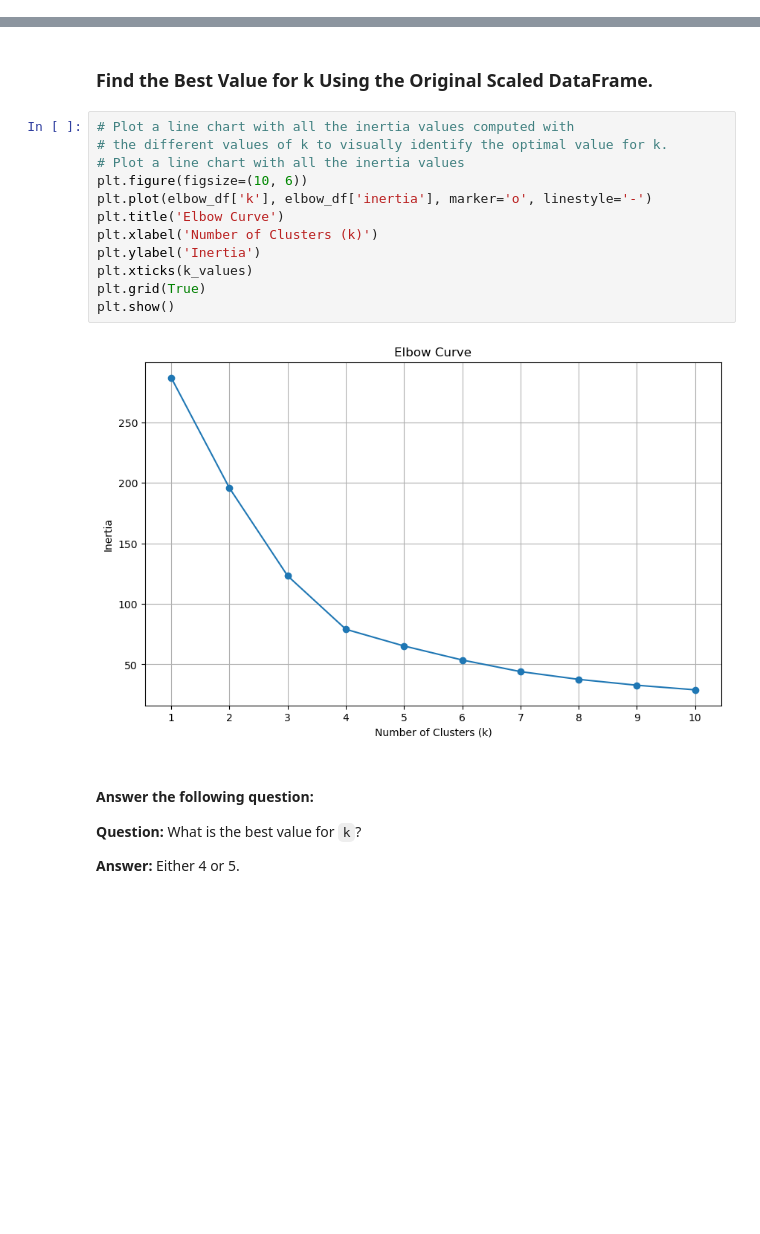
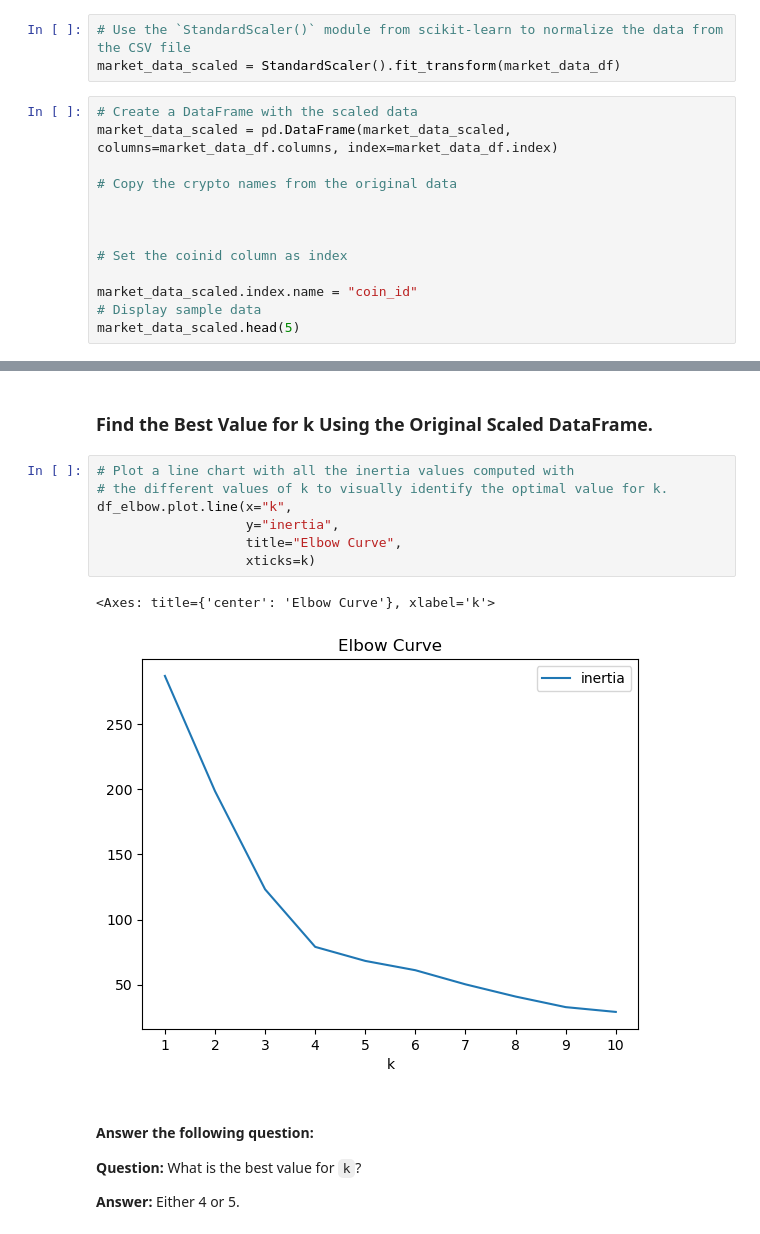
Before and after one commit to GitRomiBash/CryptoClustering, a Jupyter notebook: Crypto_Clustering_starter_code-Copy2.ipynb, the cells around one changed output, grey strips where cells are left out. Drawn from its saved outputs; the diff is of its cells as text; blank space fills up the shorter version.

```diff
--- a/Crypto_Clustering_starter_code-Copy2.ipynb
+++ b/Crypto_Clustering_starter_code-Copy2.ipynb
@@ -36,3 +36,19 @@ market_data_df.describe()
 | 50% | -0.063410 | 3.296410 | 0.109740 | -0.042370 | ... |
 | 75% | 0.612090 | 7.602780 | 5.510740 | 4.578130 | ... |
 | max | 4.840330 | 20.694590 | 24.239190 | 140.795700 | ... |
+# %%
+# Use the `StandardScaler()` module from scikit-learn to normalize the data from the CSV file
+market_data_scaled = StandardScaler().fit_transform(market_data_df)
+# %%
+# Create a DataFrame with the scaled data
+market_data_scaled = pd.DataFrame(market_data_scaled, columns=market_data_df.columns, index=market_data_df.index)
+
+# Copy the crypto names from the original data
+
+
+
+# Set the coinid column as index
+
+market_data_scaled.index.name = "coin_id"
+# Display sample data
+market_data_scaled.head(5)
@@ -118,17 +104,13 @@ elbow_df
 # %%
 # Plot a line chart with all the inertia values computed with
 # the different values of k to visually identify the optimal value for k.
-# Plot a line chart with all the inertia values
-plt.figure(figsize=(10, 6))
-plt.plot(elbow_df['k'], elbow_df['inertia'], marker='o', linestyle='-')
-plt.title('Elbow Curve')
-plt.xlabel('Number of Clusters (k)')
-plt.ylabel('Inertia')
-plt.xticks(k_values)
-plt.grid(True)
-plt.show()
+df_elbow.plot.line(x="k",
+                   y="inertia",
+                   title="Elbow Curve",
+                   xticks=k)
 # %% [output]
+<Axes: title={'center': 'Elbow Curve'}, xlabel='k'>
-[figure, old version]
+[figure, new version]
 # %% [markdown]
 #### Answer the following question:
 **Question:** What is the best value for `k`?
```
Also changed, not shown: parts of 18 cells of this notebook.
